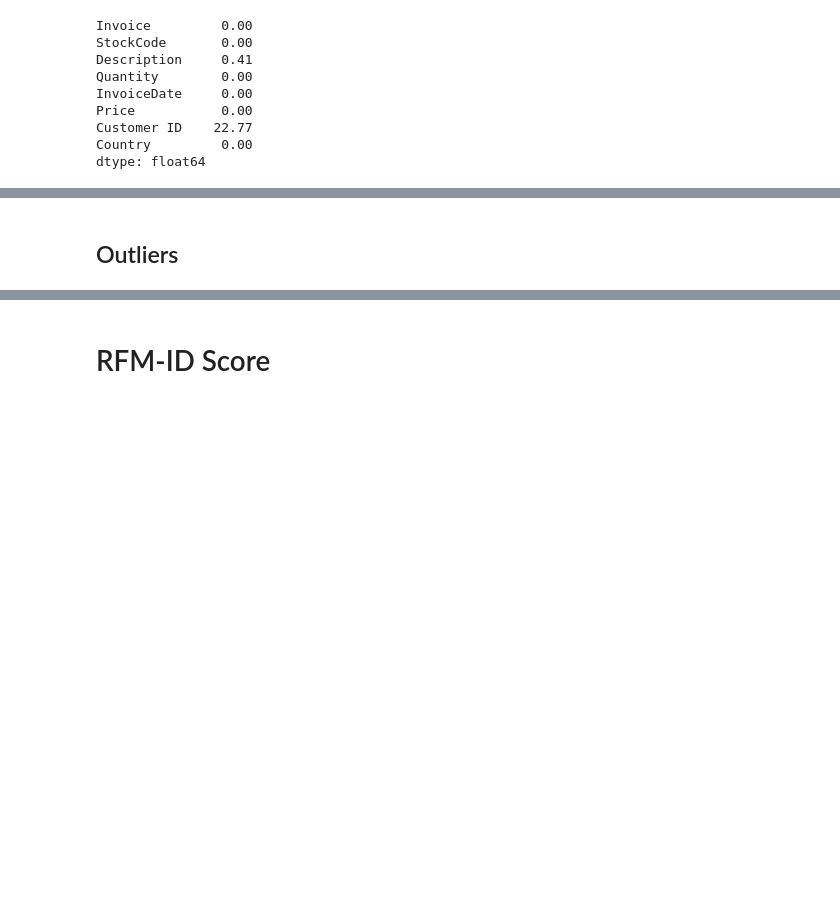
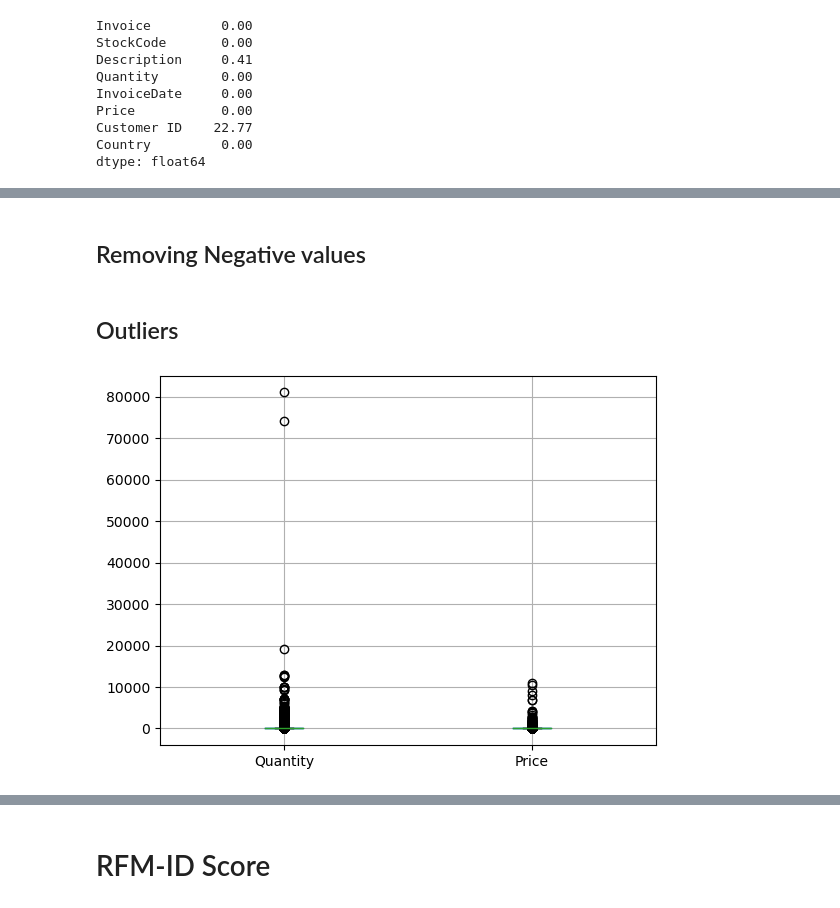
Before and after one commit to Ahmed-Ashraf-Marzouk/RFM-ID-customer-segmentation, a Jupyter notebook: main.ipynb, the cells around one changed output, grey strips where cells are left out. Saved outputs shown, nothing was run; the diff lists cells and outputs as text; code cells hidden in the pictures; blank space fills up the shorter version.

```diff
--- a/main.ipynb
+++ b/main.ipynb
@@ -104,2 +118,11 @@ df_proc = df_c.dropna()
+# %% [markdown]
+## Removing Negative values
+# %%
+df_proc = df_proc[~df_proc["Invoice"].str.contains("C", na = False)]
 # %% [markdown]
 ## Outliers
+# %%
+df_proc[["Quantity", "Price"]].boxplot()
+plt.show() # Why this line made it to work?
+# %% [output]
+[figure, added]
```
Also changed, not shown: parts of 25 cells of this notebook.
